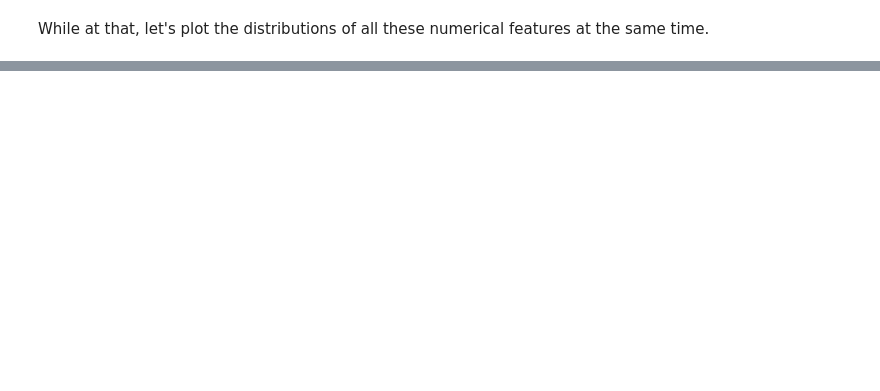
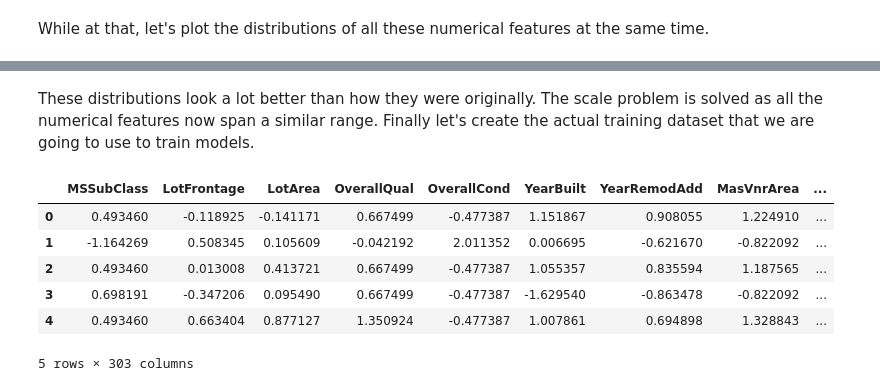
Before and after one commit to DoubleCyclone/house-price-prediction, a Jupyter notebook: notebooks/house_price_prediction.ipynb, the cells around one changed output, grey strips where cells are left out. Saved outputs shown, nothing was run; the diff lists cells and outputs as text; code cells hidden in the pictures; blank space fills up the shorter version.

```diff
--- a/notebooks/house_price_prediction.ipynb
+++ b/notebooks/house_price_prediction.ipynb
@@ -66,0 +227,15 @@ train_num.hist(figsize=(16, 20), bins=50, xlabelsize=8, ylabelsize=8)
+# %%
+# Get the categorical columns
+categorical_columns = train_cat.columns.tolist()
+
+# Specify encoder
+encoder = OneHotEncoder(sparse_output=False)
+
+# Create a Tensor for the one-hot-encoded features
+one_hot_encoded = encoder.fit_transform(data_train[categorical_columns])
+
+# Create a DataFrame from the Tensor with the appropriate column names
+one_hot_df = pd.DataFrame(one_hot_encoded, columns=encoder.get_feature_names_out(categorical_columns))
+
+# Display a portion of it
+one_hot_df.head()
@@ -66,0 +252,9 @@ train_num.hist(figsize=(16, 20), bins=50, xlabelsize=8, ylabelsize=8)
+# %%
+# Initialize the PowerTransformer
+pt = PowerTransformer(method='yeo-johnson', standardize=True)
+
+# Transform only the numerical the data
+train_num_normalized = pd.DataFrame(pt.fit_transform(train_num), columns=pt.get_feature_names_out(train_num.columns))
+
+# Plot them after the transformation
+train_num_normalized.hist(figsize=(20, 20), bins=50, xlabelsize=8, ylabelsize=8)
@@ -66,0 +280,16 @@ train_num.hist(figsize=(16, 20), bins=50, xlabelsize=8, ylabelsize=8)
+# %% [markdown]
+These distributions look a lot better than how they were originally. The scale problem is solved as all the numerical features now span a similar range. Finally let's create the actual training dataset that we are going to use to train models.
+# %%
+# Concatenate the scaled numerical features and one-hot-encoded categorical values
+data_train_normalized = pd.concat([train_num_normalized, one_hot_df], axis=1)
+
+# Display a portion of it
+data_train_normalized.head()
+# %% [output]
+|  | MSSubClass | LotFrontage | LotArea | OverallQual | OverallCond | YearBuilt | YearRemodAdd | MasVnrArea | ... |
+| 0 | 0.493460 | -0.118925 | -0.141171 | 0.667499 | -0.477387 | 1.151867 | 0.908055 | 1.224910 | ... |
+| 1 | -1.164269 | 0.508345 | 0.105609 | -0.042192 | 2.011352 | 0.006695 | -0.621670 | -0.822092 | ... |
+| 2 | 0.493460 | 0.013008 | 0.413721 | 0.667499 | -0.477387 | 1.055357 | 0.835594 | 1.187565 | ... |
+| 3 | 0.698191 | -0.347206 | 0.095490 | 0.667499 | -0.477387 | -1.629540 | -0.863478 | -0.822092 | ... |
+| 4 | 0.493460 | 0.663404 | 0.877127 | 1.350924 | -0.477387 | 1.007861 | 0.694898 | 1.328843 | ... |
+5 rows × 303 columns
```
Also changed, not shown: parts of 21 cells of this notebook.
